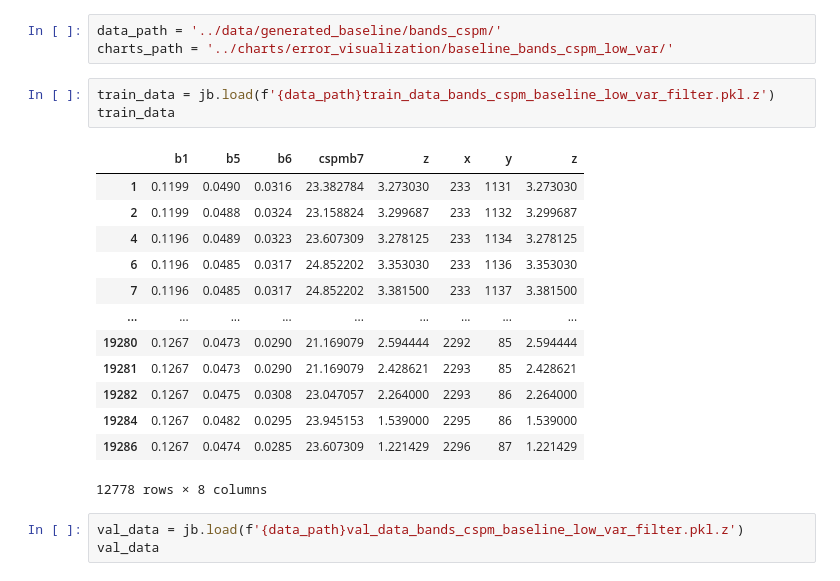
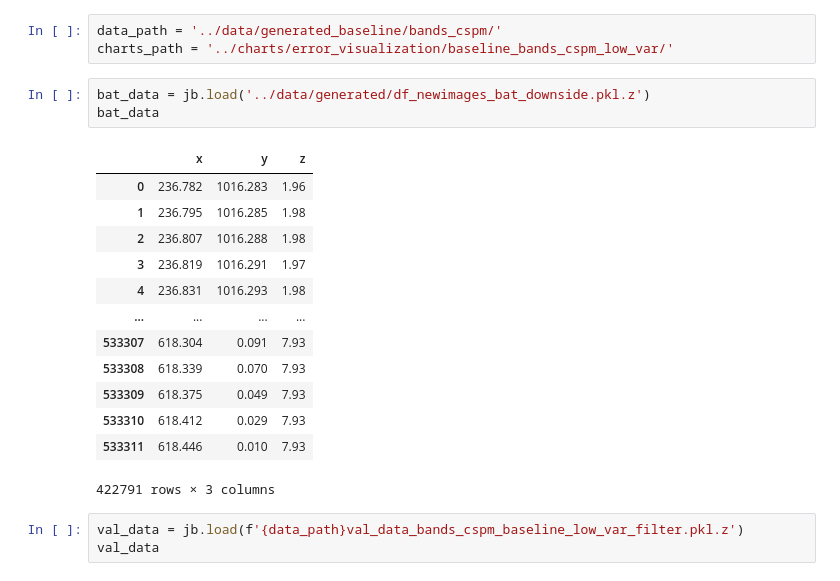
Before and after one commit to Ocean-Technologies/satellite_bathymetry, a Jupyter notebook: notebooks/data_visualization_baseline_low_var.ipynb, the cells around one changed output. Drawn from its saved outputs; the diff is of its cells as text.

```diff
--- a/notebooks/data_visualization_baseline_low_var.ipynb
+++ b/notebooks/data_visualization_baseline_low_var.ipynb
@@ -13,23 +13,23 @@ import colorsys
 # %%
 data_path = '../data/generated_baseline/bands_cspm/'
 charts_path = '../charts/error_visualization/baseline_bands_cspm_low_var/'
-# %%
-train_data = jb.load(f'{data_path}train_data_bands_cspm_baseline_low_var_filter.pkl.z')
-train_data
-# %% [output]
-|  | b1 | b5 | b6 | cspmb7 | z | x | y | z |
-| 1 | 0.1199 | 0.0490 | 0.0316 | 23.382784 | 3.273030 | 233 | 1131 | 3.273030 |
-| 2 | 0.1199 | 0.0488 | 0.0324 | 23.158824 | 3.299687 | 233 | 1132 | 3.299687 |
-| 4 | 0.1196 | 0.0489 | 0.0323 | 23.607309 | 3.278125 | 233 | 1134 | 3.278125 |
-| 6 | 0.1196 | 0.0485 | 0.0317 | 24.852202 | 3.353030 | 233 | 1136 | 3.353030 |
-| 7 | 0.1196 | 0.0485 | 0.0317 | 24.852202 | 3.381500 | 233 | 1137 | 3.381500 |
-| ... | ... | ... | ... | ... | ... | ... | ... | ... |
-| 19280 | 0.1267 | 0.0473 | 0.0290 | 21.169079 | 2.594444 | 2292 | 85 | 2.594444 |
-| 19281 | 0.1267 | 0.0473 | 0.0290 | 21.169079 | 2.428621 | 2293 | 85 | 2.428621 |
-| 19282 | 0.1267 | 0.0475 | 0.0308 | 23.047057 | 2.264000 | 2293 | 86 | 2.264000 |
-| 19284 | 0.1267 | 0.0482 | 0.0295 | 23.945153 | 1.539000 | 2295 | 86 | 1.539000 |
-| 19286 | 0.1267 | 0.0474 | 0.0285 | 23.607309 | 1.221429 | 2296 | 87 | 1.221429 |
-12778 rows × 8 columns
+# %%
+bat_data = jb.load('../data/generated/df_newimages_bat_downside.pkl.z')
+bat_data
+# %% [output]
+|  | x | y | z |
+| 0 | 236.782 | 1016.283 | 1.96 |
+| 1 | 236.795 | 1016.285 | 1.98 |
+| 2 | 236.807 | 1016.288 | 1.98 |
+| 3 | 236.819 | 1016.291 | 1.97 |
+| 4 | 236.831 | 1016.293 | 1.98 |
+| ... | ... | ... | ... |
+| 533307 | 618.304 | 0.091 | 7.93 |
+| 533308 | 618.339 | 0.070 | 7.93 |
+| 533309 | 618.375 | 0.049 | 7.93 |
+| 533310 | 618.412 | 0.029 | 7.93 |
+| 533311 | 618.446 | 0.010 | 7.93 |
+422791 rows × 3 columns
 # %%
 val_data = jb.load(f'{data_path}val_data_bands_cspm_baseline_low_var_filter.pkl.z')
 val_data
```
Also changed, not shown: parts of 1 cell of this notebook.
